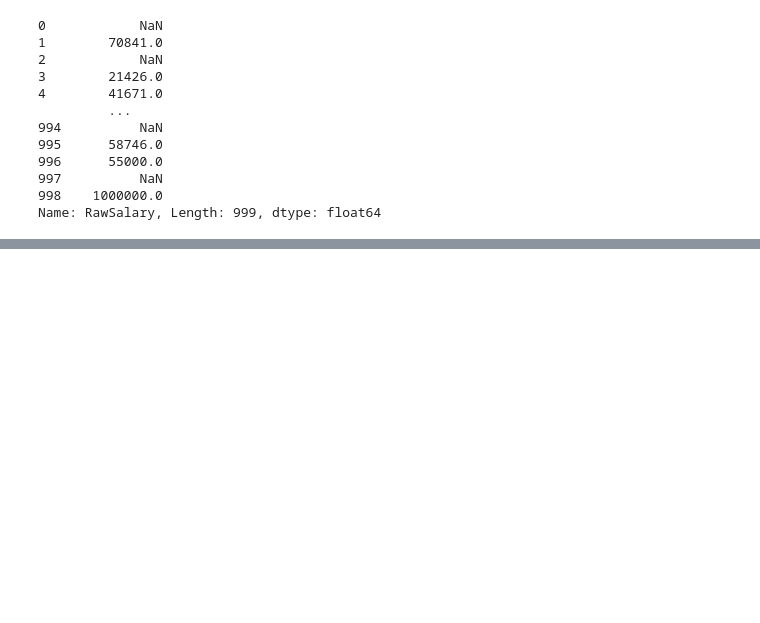
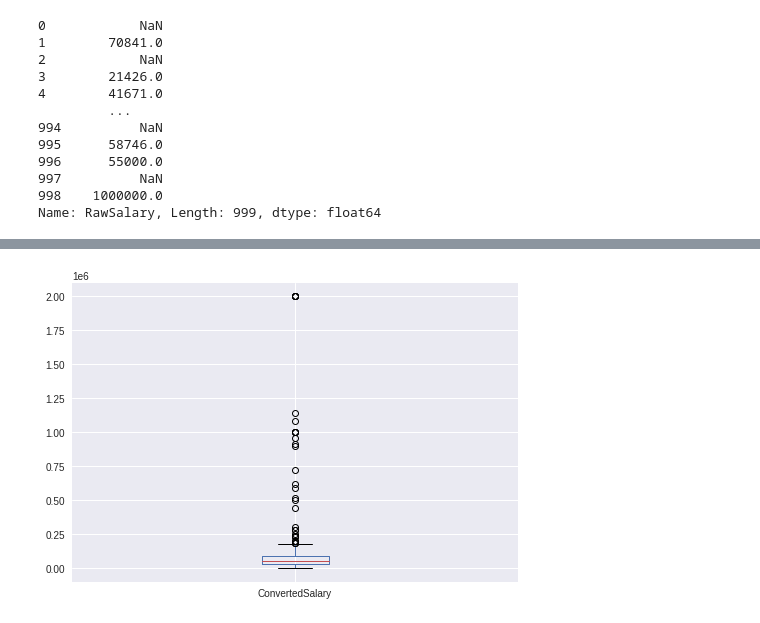
Before and after one commit to thinkerston/DatacampMachineLearningScientist, a Jupyter notebook: 10FeatureEngineeringforMachineLearninginPython/Feature Engineering.ipynb, the cells around one changed output, grey strips where cells are left out. Cells and saved outputs as stored; diff of their text form; code cells hidden in the pictures; blank space fills up the shorter version.

```diff
--- a/10FeatureEngineeringforMachineLearninginPython/Feature Engineering.ipynb
+++ b/10FeatureEngineeringforMachineLearninginPython/Feature Engineering.ipynb
@@ -466,0 +516,6 @@ Name: RawSalary, Length: 999, dtype: float64
+# %%
+# Create a boxplot of ConvertedSalary
+so_numeric_df[['ConvertedSalary']].boxplot()
+plt.show()
+# %% [output]
+[figure, added]
```
Also changed, not shown: parts of 33 cells of this notebook.
